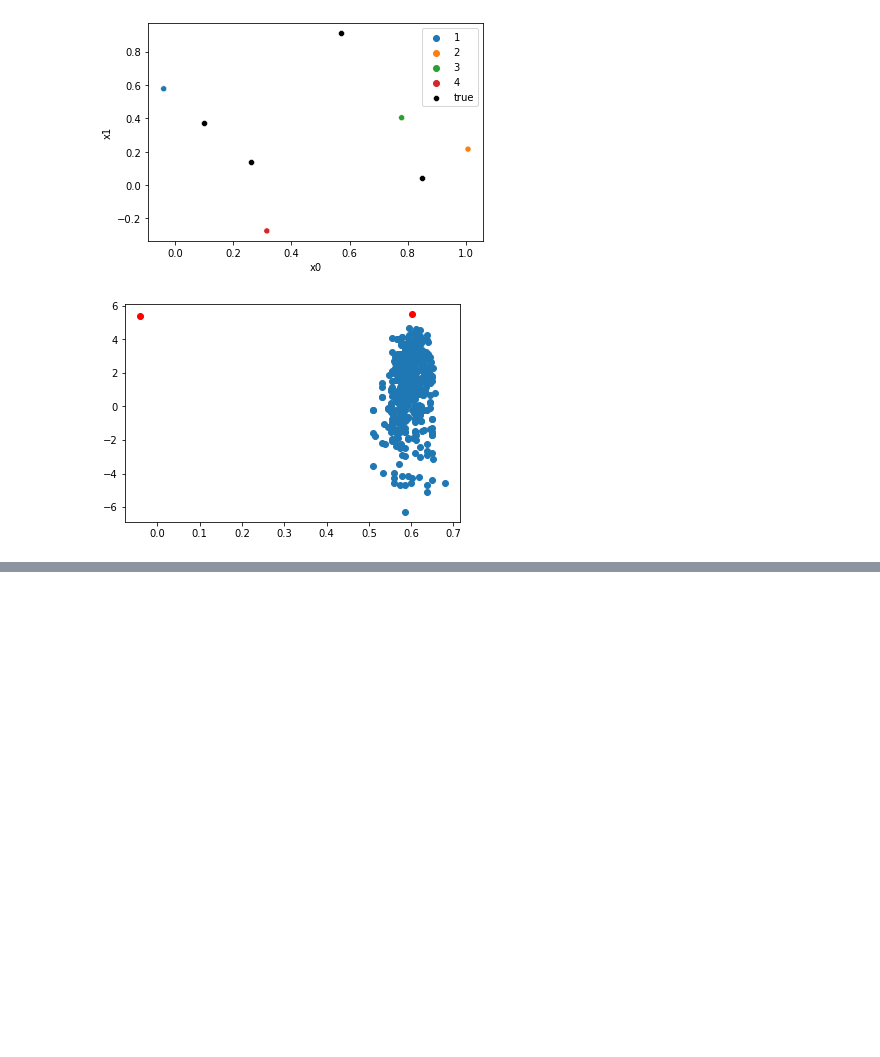
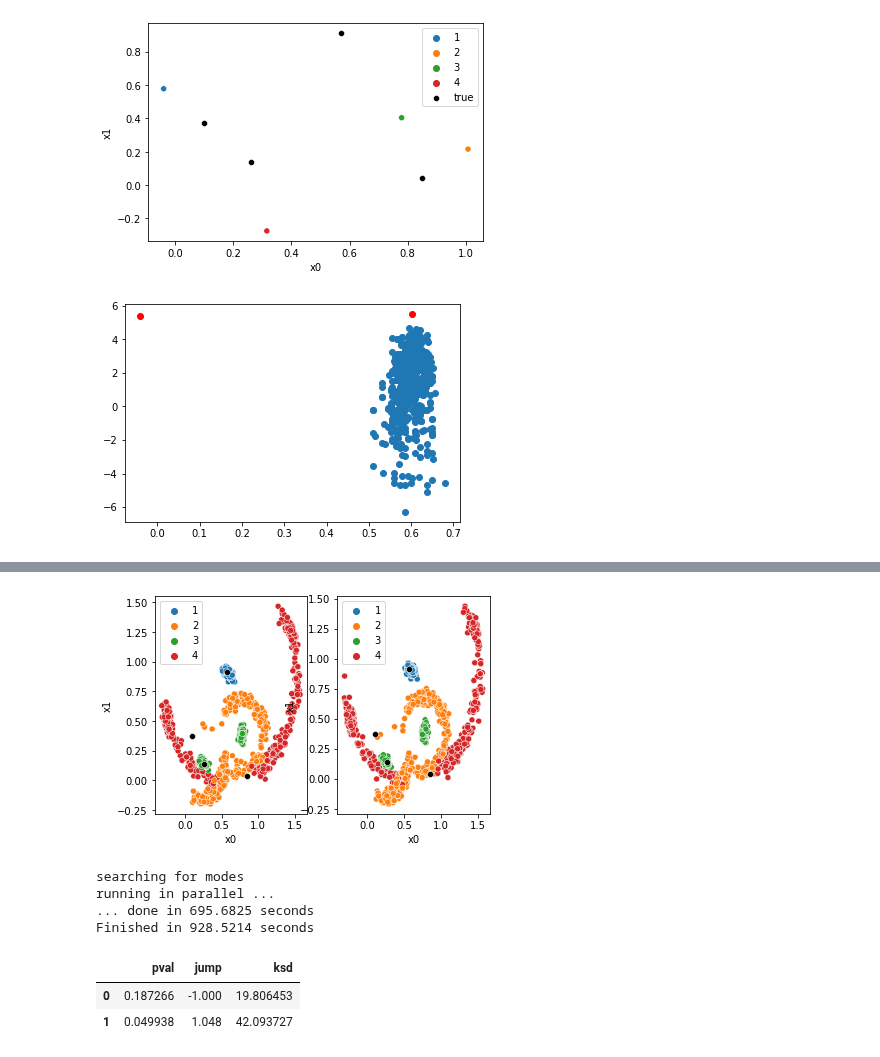
Before and after one commit to XingLLiu/u-stat-high-dim, a Jupyter notebook: sensor_network.ipynb, the cells around one changed output, grey strips where cells are left out. Drawn from its saved outputs; the diff is of its cells as text; code cells hidden in the pictures; blank space fills up the shorter version.

```diff
--- a/sensor_network.ipynb
+++ b/sensor_network.ipynb
@@ -475,6 +434,6 @@ after: 0.43820224719101125
 # %%
 def experiment(n, target_dist, samples_init, sample_init_train, sample_init_test):
-    jump_ls = tf.linspace(0.9, 1.1, 2)
+    jump_ls = tf.linspace(0.8, 1.2, 51)
 
     ntrain = n // 2
     threshold = 1e-2
@@ -482,7 +441,7 @@ def experiment(n, target_dist, samples_init, sample_init_train, sample_init_test
 
     num_boot = 800
     alpha = 0.05
-    T = 1000
+    T = 3000
 
     kernel = IMQ(med_heuristic=True)
     ksd = KSD(target=target_dist, kernel=kernel)
@@ -499,8 +458,9 @@ def experiment(n, target_dist, samples_init, sample_init_train, sample_init_test
         sample_init_train[:(ntrain//2)],
         tf.random.uniform(shape=(ntrain//2, dim), minval=0., maxval=1.)], axis=0)
 
+    plt.subplot(1, 2, 1)
     plot_sensors(sample_off_train)
-    plt.show()
+    plt.subplot(1, 2, 2)
     plot_sensors(sample_off_test)
     plt.show()
 
@@ -522,13 +482,15 @@ def experiment(n, target_dist, samples_init, sample_init_train, sample_init_test
     mh.run(steps=T, std=jump_ls, x_init=sample_init_train, ind_pair_list=ind_pair_list, **proposal_dict)
 
     # compute ksd
+    unscaled_ksd_vals = []
     scaled_ksd_vals = []
     for j in range(jump_ls.shape[0]):
         x_t = mh.x[j, -1, :, :]
-        _, ksd_val = ksd.h1_var(X=x_t, Y=tf.identity(x_t), return_scaled_ksd=True)
-        ksd_val = ksd_val
+        var, ksd_val = ksd.h1_var(X=x_t, Y=tf.identity(x_t), return_scaled_ksd=True)
+        ksd_unscaled = ksd_val * tf.math.sqrt(var)
 
         scaled_ksd_vals.append(ksd_val)
+        unscaled_ksd_vals.append(ksd_unscaled.numpy())
 
     toc = time.perf_counter()
     print(f"... done in {toc - tic:0.4f} seconds")
@@ -549,14 +511,27 @@ def experiment(n, target_dist, samples_init, sample_init_train, sample_init_test
     multinom_one_sample = multinom_samples[i, :]
 
     _, p_val0 = bootstrap.test_once(alpha=alpha, num_boot=num_boot, X=x_0, multinom_samples=multinom_one_sample)
+    unscaled_ksd0 = bootstrap.ksd_hat
     _, p_valt = bootstrap.test_once(alpha=alpha, num_boot=num_boot, X=x_t, multinom_samples=multinom_one_sample)
+    unscaled_ksdt = bootstrap.ksd_hat
 
     p_val_list.append(p_val0) # no perturbation
     jump_ratio_list.append(-1.)
 
     p_val_list.append(p_valt)
-    jump_ratio_list.append(best_jump)
+    jump_ratio_list.append(best_jump.numpy())
 
-    res = pd.DataFrame({"pval": p_val_list, "jump": jump_ratio_list})
+    res = pd.DataFrame({"pval": p_val_list, "jump": jump_ratio_list,
+                        "ksd": [unscaled_ksd0, unscaled_ksdt]})
 
-    return res, best_jump, scaled_ksd_vals
+    return res, unscaled_ksd_vals
+# %%
+tf.random.set_seed(1)
+tic = time.perf_counter()
+res_df2, unscaled_ksd_vals2 = experiment(n, target, samples_init=samples_off,
+                              sample_init_train=sample_off_train,
+                              sample_init_test=sample_off_test,
+                              )
+toc = time.perf_counter()
+print(f"Finished in {toc - tic:0.4f} seconds")
+# %% [output]
@@ -562,0 +539,11 @@ def experiment(n, target_dist, samples_init, sample_init_train, sample_init_test
+[figure, added]
+searching for modes
+running in parallel ...
+... done in 695.6825 seconds
+Finished in 928.5214 seconds
+# %%
+res_df2
+# %% [output]
+|  | pval | jump | ksd |
+| 0 | 0.187266 | -1.000 | 19.806453 |
+| 1 | 0.049938 | 1.048 | 42.093727 |
```
Also changed, not shown: parts of 34 cells of this notebook, 2 other files.
